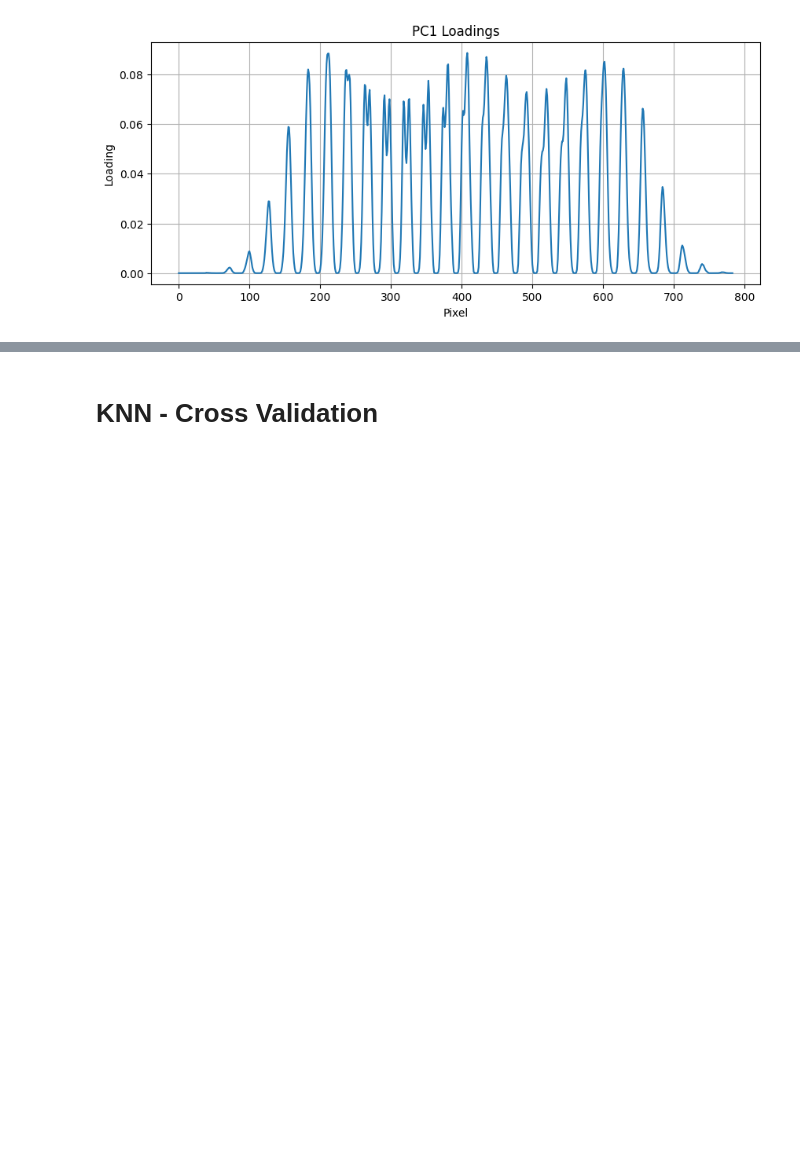
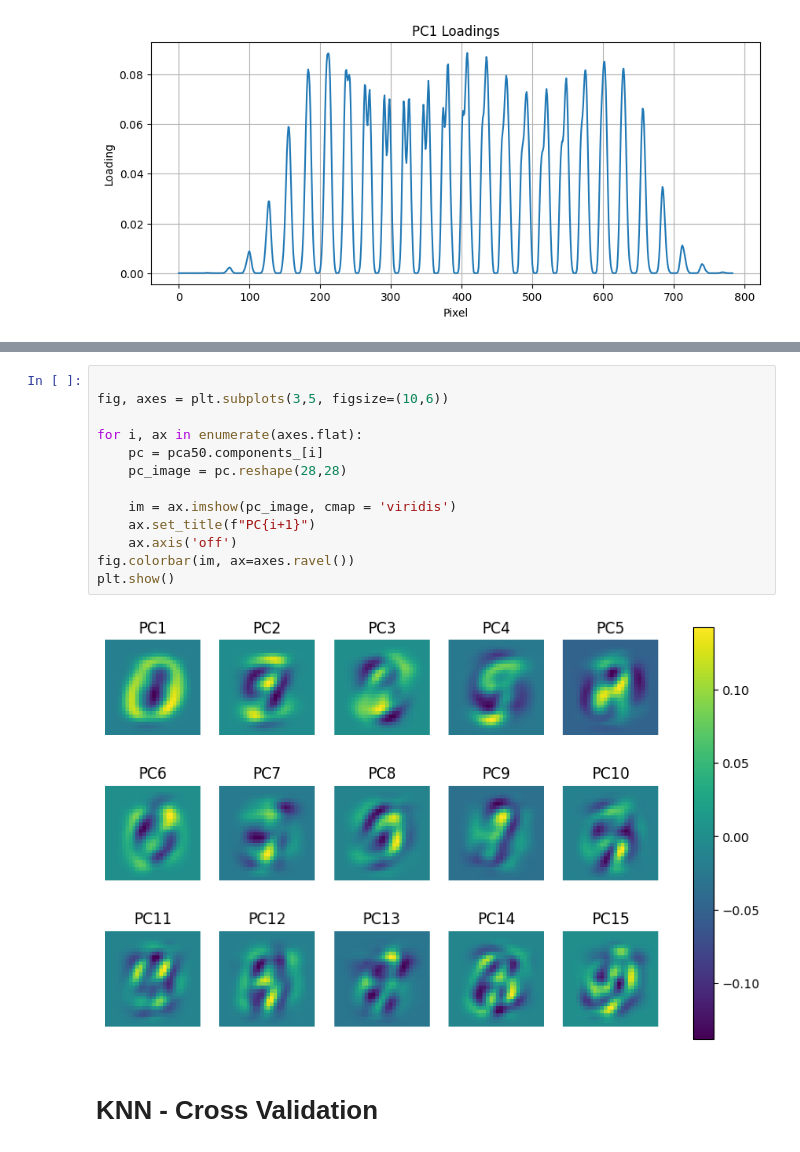
Before and after one commit to wang75131-create/Statistical-learning-for-big-data-Spring-26, a Jupyter notebook: Project1Py-KNN-Random.ipynb, the cells around one changed output, grey strips where cells are left out. Drawn from its saved outputs; the diff is of its cells as text; blank space fills up the shorter version.

```diff
--- a/Project1Py-KNN-Random.ipynb
+++ b/Project1Py-KNN-Random.ipynb
@@ -126,6 +134,21 @@ plt.colorbar(sc1, ax=axes[2], label="Digit class")
 # %% [output]
 <matplotlib.colorbar.Colorbar at 0x...>
 [figure]
+# %%
+
+fig, axes = plt.subplots(3,5, figsize=(10,6))
+
+for i, ax in enumerate(axes.flat):
+    pc = pca50.components_[i]
+    pc_image = pc.reshape(28,28)
+
+    im = ax.imshow(pc_image, cmap = 'viridis')
+    ax.set_title(f"PC{i+1}")
+    ax.axis('off')
+fig.colorbar(im, ax=axes.ravel())
+plt.show()
+# %% [output]
+[figure, added]
 # %% [markdown]
 # KNN - Cross Validation
 # %%
```
Also changed, not shown: parts of 20 cells of this notebook.
